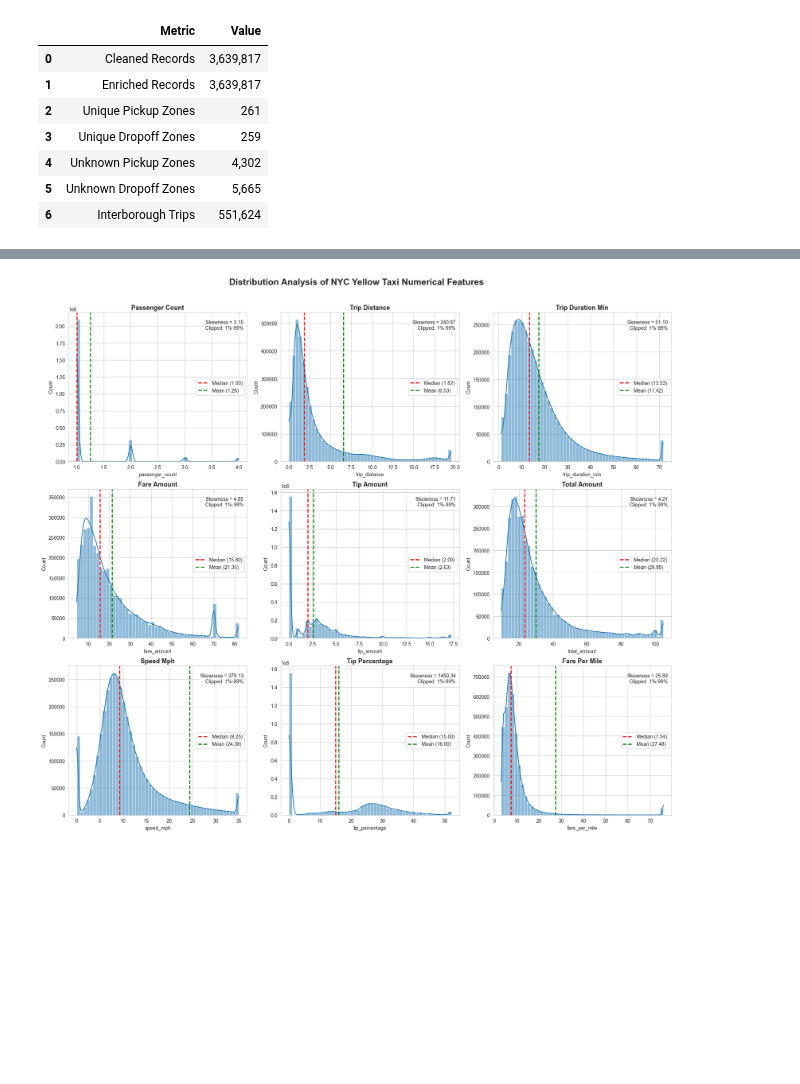
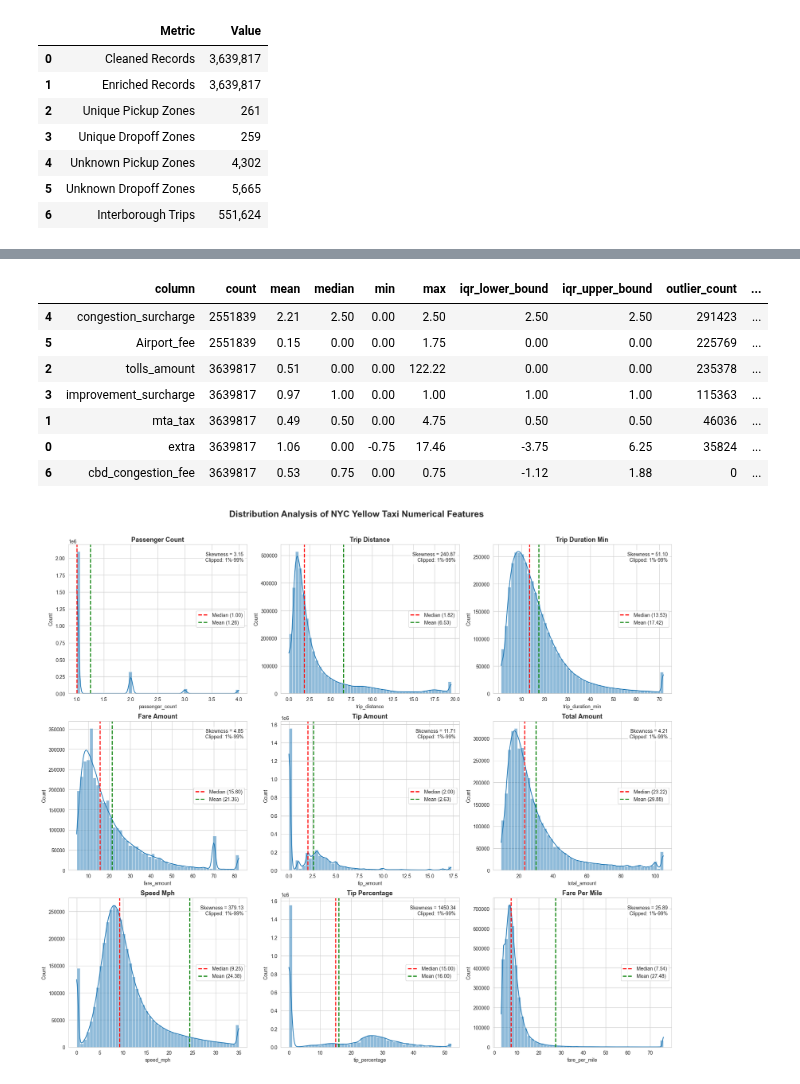
Before and after one commit to fathirrizkifadillah/NYC-Yellow-Taxi-Trip-Analysis, a Jupyter notebook: main.ipynb, the cells around one changed output, grey strips where cells are left out. Cells and saved outputs as stored; diff of their text form; code cells hidden in the pictures; blank space fills up the shorter version.

Commit message:
Change Outlier summary

```diff
--- a/main.ipynb
+++ b/main.ipynb
@@ -302,25 +302,6 @@ eda_check
 | 5 | Unknown Dropoff Zones | 5,665 |
 | 6 | Interborough Trips | 551,624 |
 # %%
-numerical_cols = [
-    "passenger_count",
-    "trip_distance",
-    "trip_duration_min",
-    "fare_amount",
-    "extra",
-    "mta_tax",
-    "tip_amount",
-    "tolls_amount",
-    "improvement_surcharge",
-    "total_amount",
-    "congestion_surcharge",
-    "Airport_fee",
-    "cbd_congestion_fee",
-    "speed_mph",
-    "tip_percentage",
-    "fare_per_mile"
-]
-
 def outlier_summary(data, numerical_cols) :
 
     results = []
@@ -357,5 +338,27 @@ def outlier_summary(data, numerical_cols) :
         pd.DataFrame(results).sort_values("outlier_pct", ascending=False)
     )
 
+numerical_cols = [
+    "passenger_count",
+    "trip_distance",
+    "trip_duration_min",
+    "fare_amount",
+    "tip_amount",
+    "total_amount",
+    "speed_mph",
+    "tip_percentage",
+    "fare_per_mile"
+]
+
+fee_cols = [
+    "extra",
+    "mta_tax",
+    "tolls_amount",
+    "improvement_surcharge",
+    "congestion_surcharge",
+    "Airport_fee",
+    "cbd_congestion_fee"
+]
+
 df_outlier = outlier_summary(df_enriched, numerical_cols)
-df_outlier
+fee_outlier = outlier_summary(df_enriched, fee_cols)
@@ -380,3 +378,14 @@ df_outlier
+# %%
+fee_outlier
+# %% [output]
+|  | column | count | mean | median | min | max | iqr_lower_bound | iqr_upper_bound | outlier_count | ... |
+| 4 | congestion_surcharge | 2551839 | 2.21 | 2.50 | 0.00 | 2.50 | 2.50 | 2.50 | 291423 | ... |
+| 5 | Airport_fee | 2551839 | 0.15 | 0.00 | 0.00 | 1.75 | 0.00 | 0.00 | 225769 | ... |
+| 2 | tolls_amount | 3639817 | 0.51 | 0.00 | 0.00 | 122.22 | 0.00 | 0.00 | 235378 | ... |
+| 3 | improvement_surcharge | 3639817 | 0.97 | 1.00 | 0.00 | 1.00 | 1.00 | 1.00 | 115363 | ... |
+| 1 | mta_tax | 3639817 | 0.49 | 0.50 | 0.00 | 4.75 | 0.50 | 0.50 | 46036 | ... |
+| 0 | extra | 3639817 | 1.06 | 0.00 | -0.75 | 17.46 | -3.75 | 6.25 | 35824 | ... |
+| 6 | cbd_congestion_fee | 3639817 | 0.53 | 0.75 | 0.00 | 0.75 | -1.12 | 1.88 | 0 | ... |
 # %%
 target_cols = [
     "passenger_count",
```
Also changed, not shown: parts of 2 cells of this notebook.
